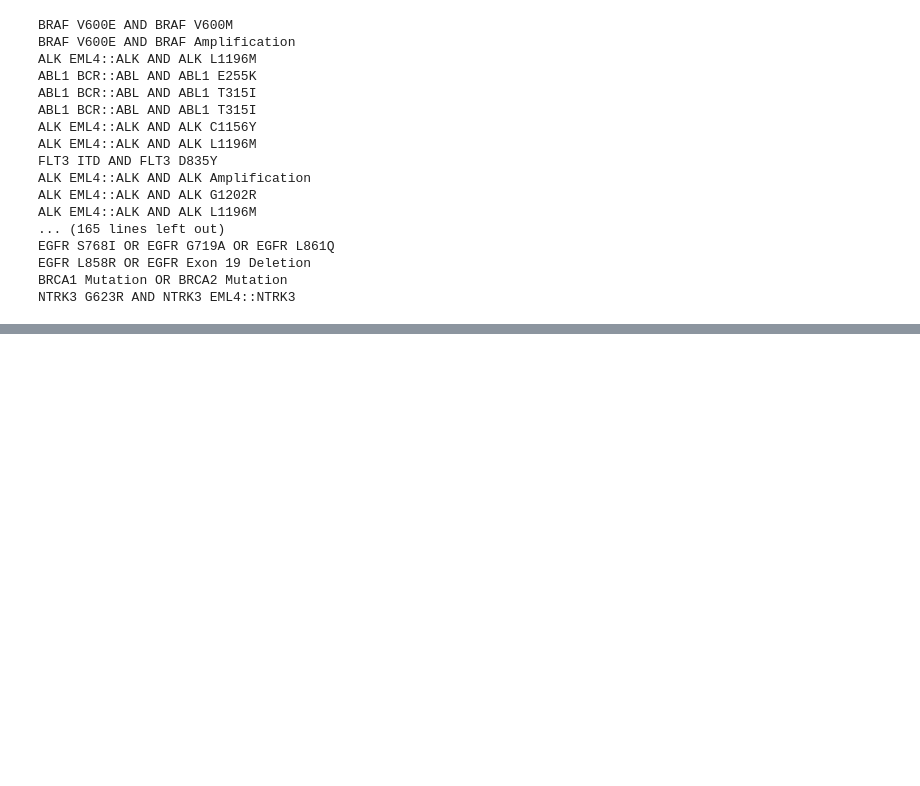
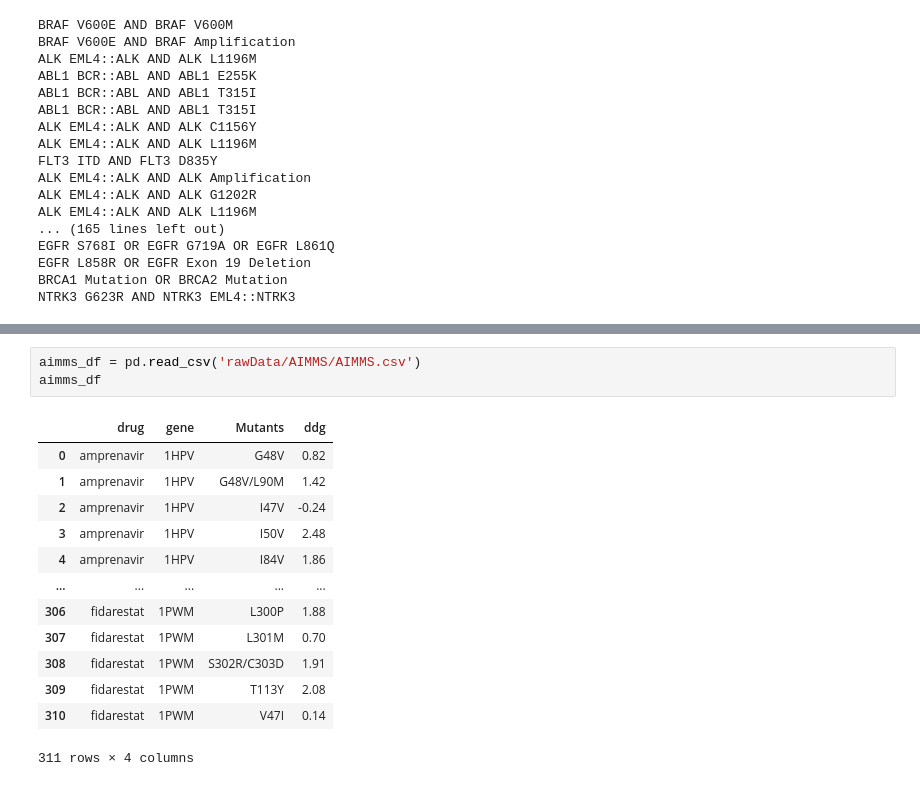
Before and after one commit to queen0401/MDSDR, a Jupyter notebook: preprocess.ipynb, the cells around one changed output, grey strips where cells are left out. Drawn from its saved outputs; the diff is of its cells as text; blank space fills up the shorter version.

Commit message:
preprocess aimms and ret data

```diff
--- a/preprocess.ipynb
+++ b/preprocess.ipynb
@@ -171,0 +170,17 @@ KeyError: 2555
+# %%
+aimms_df = pd.read_csv('rawData/AIMMS/AIMMS.csv')
+aimms_df
+# %% [output]
+|  | drug | gene | Mutants | ddg |
+| 0 | amprenavir | 1HPV | G48V | 0.82 |
+| 1 | amprenavir | 1HPV | G48V/L90M | 1.42 |
+| 2 | amprenavir | 1HPV | I47V | -0.24 |
+| 3 | amprenavir | 1HPV | I50V | 2.48 |
+| 4 | amprenavir | 1HPV | I84V | 1.86 |
+| ... | ... | ... | ... | ... |
+| 306 | fidarestat | 1PWM | L300P | 1.88 |
+| 307 | fidarestat | 1PWM | L301M | 0.70 |
+| 308 | fidarestat | 1PWM | S302R/C303D | 1.91 |
+| 309 | fidarestat | 1PWM | T113Y | 2.08 |
+| 310 | fidarestat | 1PWM | V47I | 0.14 |
+311 rows × 4 columns
```
Also changed, not shown: parts of 3 cells of this notebook, 4 other files.
